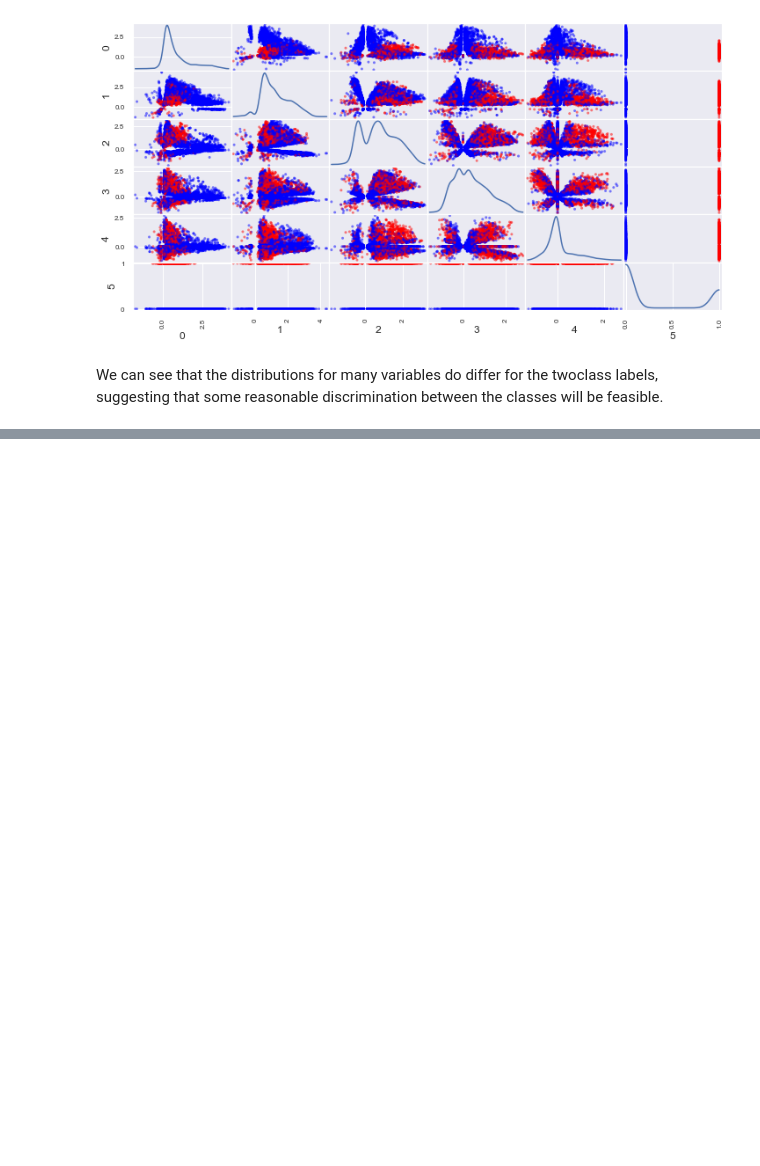
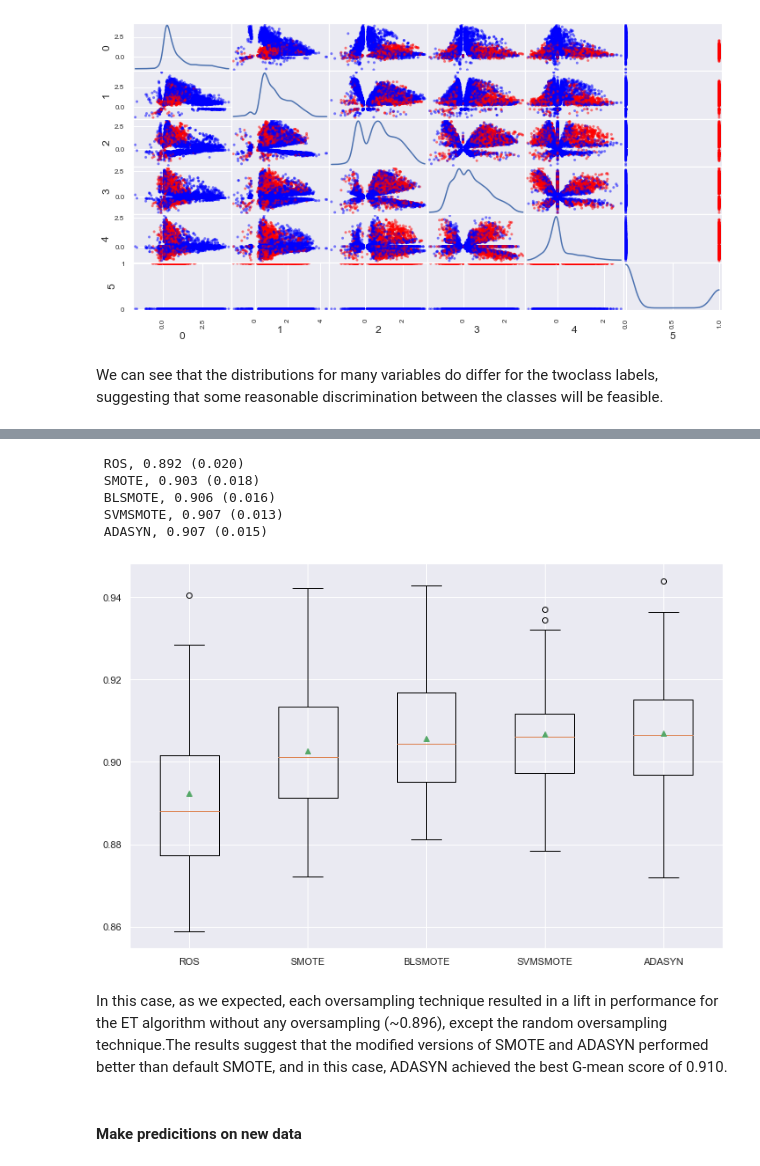
Before and after one commit to giordafrancis/imbalanced-learning, a Jupyter notebook: _P6_Phoneme_Classification.ipynb, the cells around one changed output, grey strips where cells are left out. Cells and saved outputs as stored; diff of their text form; code cells hidden in the pictures; blank space fills up the shorter version.

```diff
--- a/_P6_Phoneme_Classification.ipynb
+++ b/_P6_Phoneme_Classification.ipynb
@@ -56,0 +136,37 @@ We can see that the distributions for many variables do differ for the twoclass
+# %%
+def get_models():
+    models = {}
+    models['ROS'] = RandomOverSampler()
+    models['SMOTE'] = SMOTE()
+    models['BLSMOTE'] = BorderlineSMOTE()
+    models['SVMSMOTE'] = SVMSMOTE()
+    models['ADASYN'] = ADASYN()
+    return models
+# %%
+results = {}
+for name, over_s in get_models().items():
+    model = ExtraTreesClassifier(n_estimators=100)
+    steps = [
+        ('s', MinMaxScaler()),
+        ('o', over_s),
+        ('m', model)
+    ]
+    pipeline = Pipeline(steps = steps)
+    scores  = evaluate_model(X=X, y=y, model=pipeline)
+    results[name] = scores
+    print(f" {name}, {np.mean(scores):.3f} ({np.std(scores):.3f})")
+# %% [output]
+ ROS, 0.892 (0.020)
+ SMOTE, 0.903 (0.018)
+ BLSMOTE, 0.906 (0.016)
+ SVMSMOTE, 0.907 (0.013)
+ ADASYN, 0.907 (0.015)
+# %%
+fig = pyplot.figure(figsize=(12, 8))
+ax = pyplot.boxplot(results.values(), labels=results.keys(), showmeans=True)
+# %% [output]
+[figure, added]
+# %% [markdown]
+In this case, as we expected, each oversampling technique resulted in a lift in performance for the ET algorithm without any oversampling (~0.896), except the random oversampling technique.The results suggest that the modified versions of SMOTE and ADASYN performed better than default SMOTE, and in this case, ADASYN achieved the best G-mean score of 0.910.
+# %% [markdown]
+#### Make predicitions on new data
```
Also changed, not shown: parts of 9 cells of this notebook.
